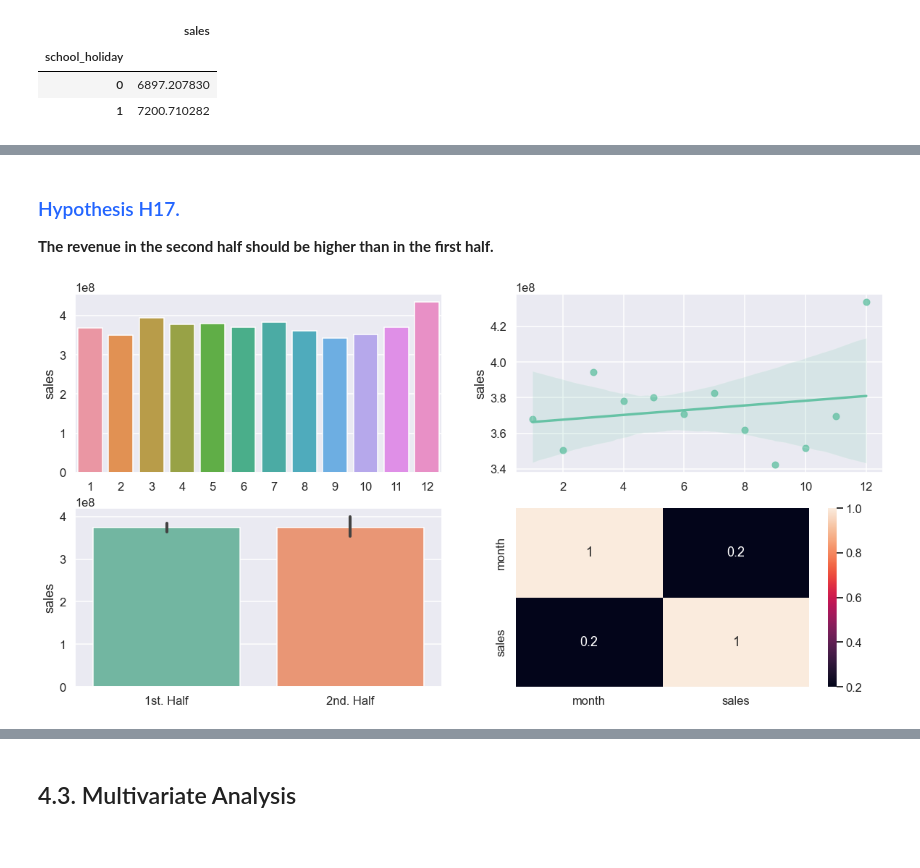
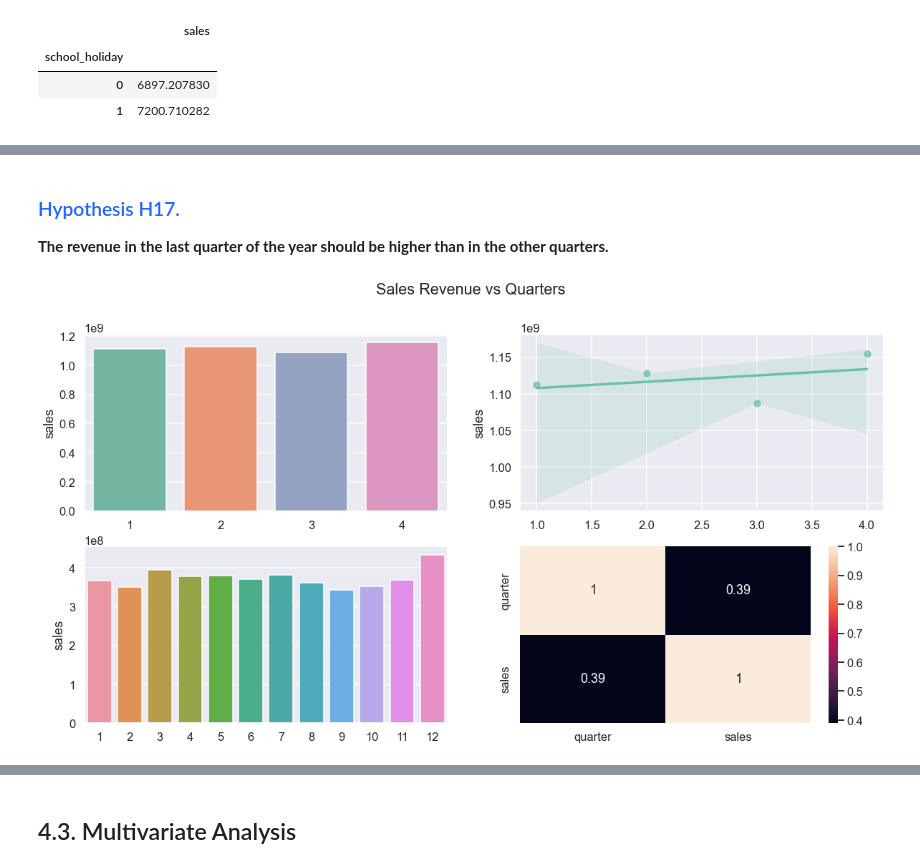
Before and after one commit to douglascpsouza/store_sales_prediction, a Jupyter notebook: notebooks/stg04_eda.ipynb, the cells around one changed output, grey strips where cells are left out. Cells and saved outputs as stored; diff of their text form; code cells hidden in the pictures.

```diff
--- a/notebooks/stg04_eda.ipynb
+++ b/notebooks/stg04_eda.ipynb
@@ -1598,36 +1612,42 @@ school_holiday_bootstrap_statistics
 # %% [markdown]
 ### <font color='#2365FF'> Hypothesis H17. </font>
 
-**The revenue in the second half should be higher than in the first half.**
+**The revenue in the last quarter of the year should be higher than in the other quarters.**
-# %%
-# sales revenue over the year
-
-# the sales data of 2015 stops in july - considering 2013 and 2014 only
-aux1 = df4.query("year != 2015")[['month', 'sales']].groupby('month').sum().reset_index()
-aux2 = pd.cut(x=aux1['month'], bins=[1, 6, 12], include_lowest=True)
-aux2.name = 'semester'
-aux1 = aux1.join(aux2, how='left')
-
-plt.figure(figsize=(20,10))
-
-plt.subplot(2, 2, 1)
-ax1 = sns.barplot(x='month', y='sales', data=aux1)
-ax1.set_xlabel('')
-
-plt.subplot(2, 2, 2)
-ax2 = sns.regplot(x='month', y='sales', data=aux1)
-ax2.set_xlabel('')
-
-plt.subplot(2, 2, 3)
-ax3 = sns.barplot(x='semester', y='sales', data=aux1)
-ax3.set_xlabel('')
-ax3.set_xticklabels(['1st. Half', '2nd. Half'])
-
-plt.subplot(2, 2, 4)
-ax4 = sns.heatmap(aux1.corr(method='pearson'), annot=True)
-ax4.set_xlabel('')
-
-plt.show()
-# %% [output]
-[figure, removed]
+# %%
+# sales revenue over the quarters of the years
+
+# mapping the quarters
+quarter_map = {1:1, 2:1, 3:1,
+               4:2, 5:2, 6:2,
+               7:3, 8:3, 9:3,
+               10:4, 11:4, 12:4}
+# the sales data of 2015 stops in july - considering 2013 and 2014 only
+aux1 = df4.query("year != 2015")[['month', 'sales']].groupby('month').sum().reset_index()
+aux1['quarter'] = aux1['month'].map(quarter_map)
+aux2 = aux1[['quarter', 'sales']].groupby('quarter').sum().reset_index()
+
+plt.figure(figsize=(20,10))
+plt.suptitle('Sales Revenue vs Quarters')
+
+plt.subplot(2, 2, 1)
+ax1 = sns.barplot(x='quarter', y='sales', data=aux2)
+ax1.set_xlabel('')
+#ax3.set_xticklabels(ticks=[0,1,2,3], labels=['1st', '2nd', '3rd', '4th'])
+
+plt.subplot(2, 2, 2)
+ax2 = sns.regplot(x='quarter', y='sales', data=aux2)
+ax2.set_xlabel('')
+
+plt.subplot(2, 2, 3)
+ax3 = sns.barplot(x='month', y='sales', data=aux1)
+ax3.set_xlabel('')
+
+plt.subplot(2, 2, 4)
+ax4 = sns.heatmap(aux2.corr(method='pearson'), annot=True)
+ax4.set_xlabel('')
+
+# plt.savefig('../img/bivar_analysis/quarters_global_sales.png')
+plt.show()
+# %% [output]
+[figure, added]
 # %% [markdown]
```
Also changed, not shown: parts of 25 cells of this notebook, 11 other files.
